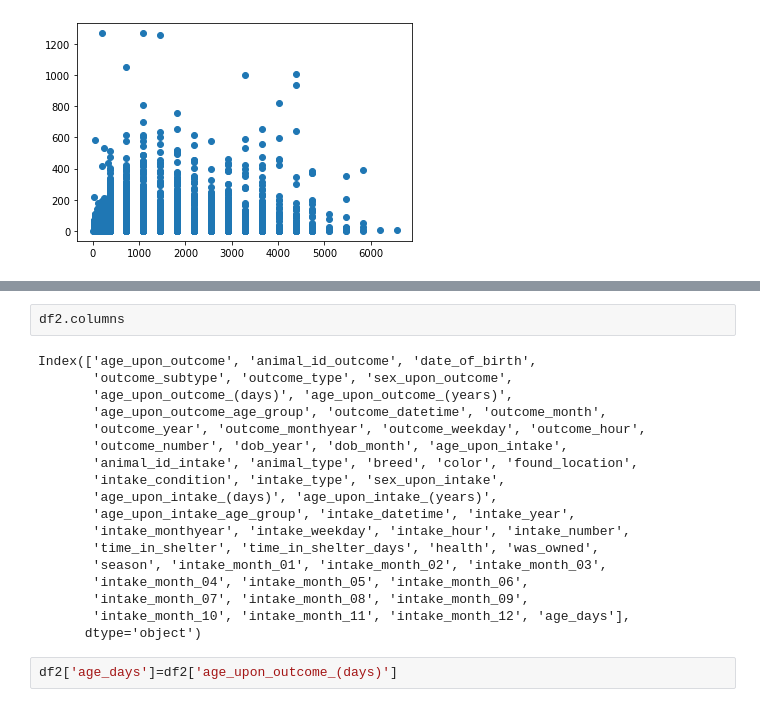
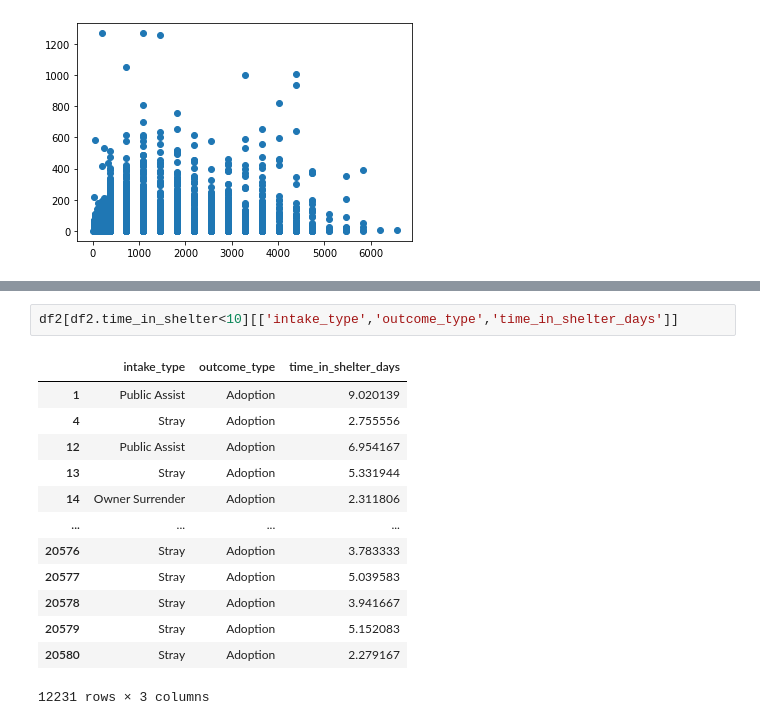
Before and after one commit to freeebooksdotcom/mod2project, a Jupyter notebook: Ignacio's Notebook.ipynb, the cells around one changed output, grey strips where cells are left out. Drawn from its saved outputs; the diff is of its cells as text.

```diff
--- a/Ignacio's Notebook.ipynb
+++ b/Ignacio's Notebook.ipynb
@@ -417,25 +453,19 @@ Notes:
 [1] Standard Errors assume that the covariance matrix of the errors is correctly specified.
 [2] The smallest eigenvalue is 1.4e-28. This might indicate that there are
 strong multicollinearity problems or that the design matrix is singular.
-# %%
-df2.columns
-# %% [output]
-Index(['age_upon_outcome', 'animal_id_outcome', 'date_of_birth',
-       'outcome_subtype', 'outcome_type', 'sex_upon_outcome',
-       'age_upon_outcome_(days)', 'age_upon_outcome_(years)',
-       'age_upon_outcome_age_group', 'outcome_datetime', 'outcome_month',
-       'outcome_year', 'outcome_monthyear', 'outcome_weekday', 'outcome_hour',
-       'outcome_number', 'dob_year', 'dob_month', 'age_upon_intake',
-       'animal_id_intake', 'animal_type', 'breed', 'color', 'found_location',
-       'intake_condition', 'intake_type', 'sex_upon_intake',
-       'age_upon_intake_(days)', 'age_upon_intake_(years)',
-       'age_upon_intake_age_group', 'intake_datetime', 'intake_year',
-       'intake_monthyear', 'intake_weekday', 'intake_hour', 'intake_number',
-       'time_in_shelter', 'time_in_shelter_days', 'health', 'was_owned',
-       'season', 'intake_month_01', 'intake_month_02', 'intake_month_03',
-       'intake_month_04', 'intake_month_05', 'intake_month_06',
-       'intake_month_07', 'intake_month_08', 'intake_month_09',
-       'intake_month_10', 'intake_month_11', 'intake_month_12', 'age_days'],
-      dtype='object')
-# %%
-df2['age_days']=df2['age_upon_outcome_(days)']
+# %%
+df2[df2.time_in_shelter<10][['intake_type','outcome_type','time_in_shelter_days']]
+# %% [output]
+|  | intake_type | outcome_type | time_in_shelter_days |
+| 1 | Public Assist | Adoption | 9.020139 |
+| 4 | Stray | Adoption | 2.755556 |
+| 12 | Public Assist | Adoption | 6.954167 |
+| 13 | Stray | Adoption | 5.331944 |
+| 14 | Owner Surrender | Adoption | 2.311806 |
+| ... | ... | ... | ... |
+| 20576 | Stray | Adoption | 3.783333 |
+| 20577 | Stray | Adoption | 5.039583 |
+| 20578 | Stray | Adoption | 3.941667 |
+| 20579 | Stray | Adoption | 5.152083 |
+| 20580 | Stray | Adoption | 2.279167 |
+12231 rows × 3 columns
```
Also changed, not shown: parts of 14 cells of this notebook, 5 other files.
